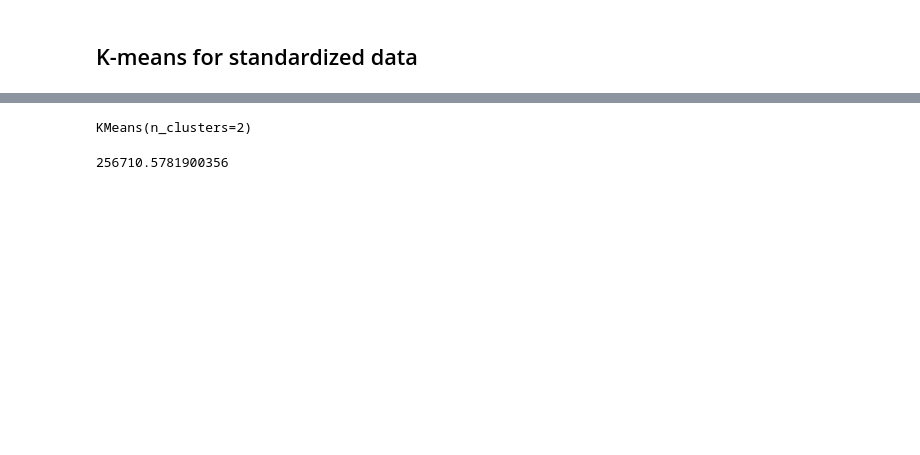
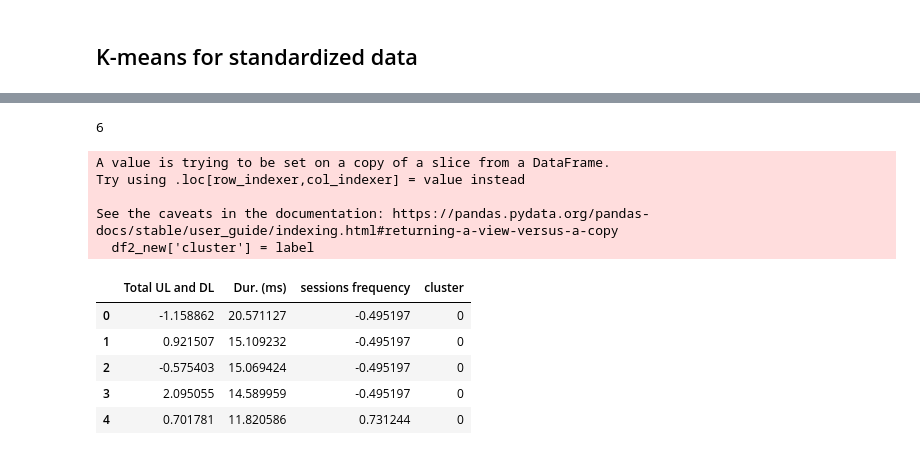
Before and after one commit to Abel-Blue/telecom-user-analytics, a Jupyter notebook: notebooks/user_engagementAnalysis.ipynb, the cells around one changed output, grey strips where cells are left out. Drawn from its saved outputs; the diff is of its cells as text; code cells hidden in the pictures; blank space fills up the shorter version.

```diff
--- a/notebooks/user_engagementAnalysis.ipynb
+++ b/notebooks/user_engagementAnalysis.ipynb
@@ -665,16 +658,16 @@ import plotly.graph_objects as go
 import seaborn as sns
 import matplotlib.pyplot as plt
 # %%
-#Now we create a kmeans function and fit it on the data:
-# defining the kmeans function with initialization as k-means++
-kmeans = KMeans(n_clusters=2, init='k-means++')
-
-# fitting the k means algorithm on scaled data
-kmeans.fit(df2_new)
+kmeans_kwargs = {"init": "random","n_init": 10,"max_iter": 300,"random_state": 42}
+# A list holds the SSE values for each k
+sse = []
+for k in range(1, 20):
+    kmeans = KMeans(n_clusters=k, **kmeans_kwargs)
+    kmeans.fit(df2_new)
+    sse.append(kmeans.inertia_)
-# %% [output]
-KMeans(n_clusters=2)
-# %%
-# inertia on the fitted data
-kmeans.inertia_
-# %% [output]
-256710.5781900356
+# %%
+from kneed import KneeLocator
+kl = KneeLocator(range(1, 20), sse, curve="convex", direction="decreasing")
+kl.elbow
+# %% [output]
+6
@@ -680,0 +680,18 @@ kmeans.inertia_
+# %%
+df2_new['cluster'] = label
+df2_new.to_csv('../data/std_engagement.csv')
+# %% [output]
+A value is trying to be set on a copy of a slice from a DataFrame.
+Try using .loc[row_indexer,col_indexer] = value instead
+
+See the caveats in the documentation: https://pandas.pydata.org/pandas-docs/stable/user_guide/indexing.html#returning-a-view-versus-a-copy
+  df2_new['cluster'] = label
+# %%
+df2_new.head()
+# %% [output]
+|  | Total UL and DL | Dur. (ms) | sessions frequency | cluster |
+| 0 | -1.158862 | 20.571127 | -0.495197 | 0 |
+| 1 | 0.921507 | 15.109232 | -0.495197 | 0 |
+| 2 | -0.575403 | 15.069424 | -0.495197 | 0 |
+| 3 | 2.095055 | 14.589959 | -0.495197 | 0 |
+| 4 | 0.701781 | 11.820586 | 0.731244 | 0 |
```
Also changed, not shown: parts of 16 cells of this notebook.
